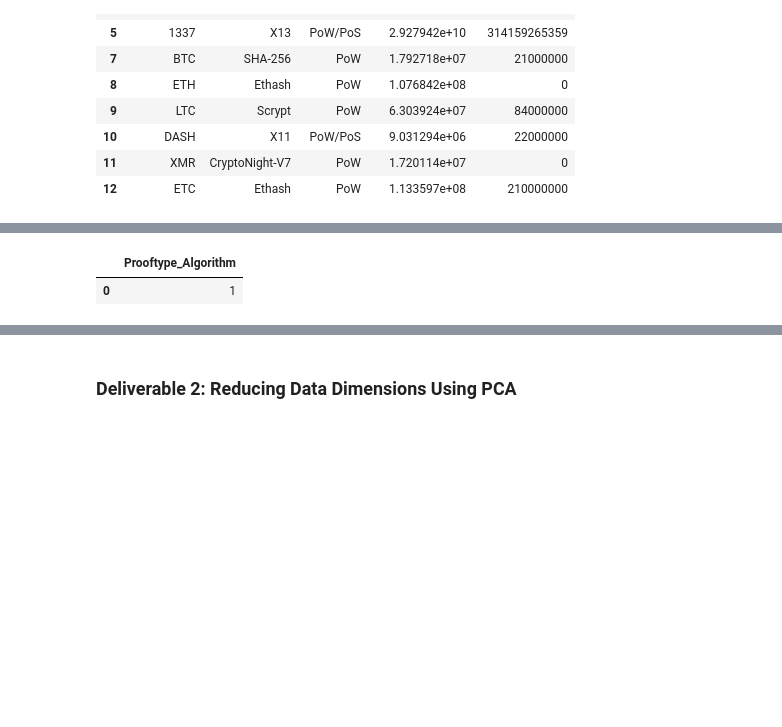
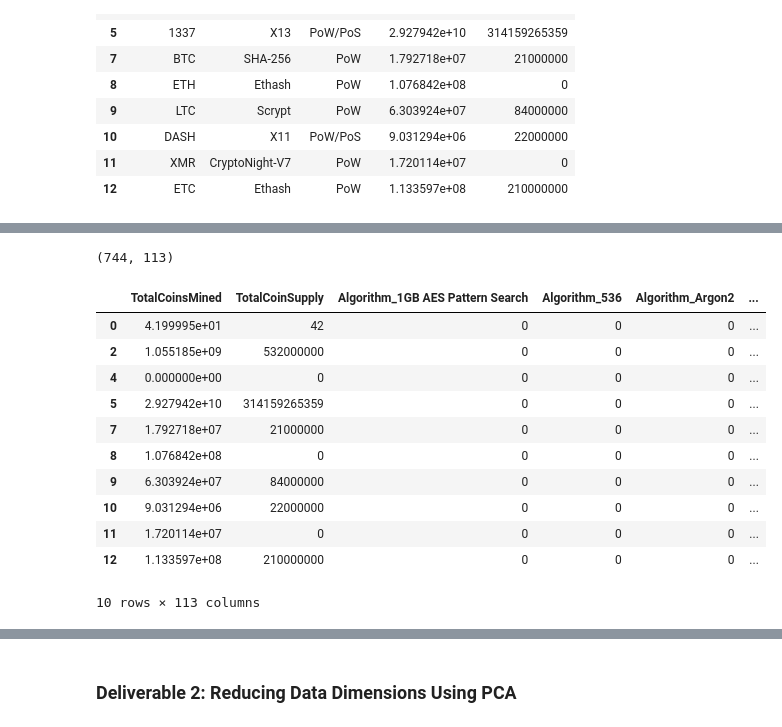
Before and after one commit to Preacherman194589/Cryptocurrencies, a Jupyter notebook: crypto_clustering_starter_code.ipynb, the cells around one changed output, grey strips where cells are left out. Cells and saved outputs as stored; diff of their text form; code cells hidden in the pictures; blank space fills up the shorter version.

```diff
--- a/crypto_clustering_starter_code.ipynb
+++ b/crypto_clustering_starter_code.ipynb
@@ -125,3 +126,6 @@ crypto_df.head(10)
 | 10 | DASH | X11 | PoW/PoS | 9.031294e+06 | 22000000 |
 | 11 | XMR | CryptoNight-V7 | PoW | 1.720114e+07 | 0 |
 | 12 | ETC | Ethash | PoW | 1.133597e+08 | 210000000 |
+# %%
+crypto_df.drop(columns=['Unnamed: 0'], inplace=True)
+crypto_df.head()
@@ -128,9 +139,21 @@ crypto_df.head(10)
 # %%
 # Use get_dummies() to create variables for text features.
-crypto_df=pd.get_dummies('Algorithm', 'Prooftype')
-crypto_df
+X = pd.get_dummies(data=crypto_df, columns=['Algorithm', 'ProofType'])
+print(X.shape)
+X.head(10)
 # %% [output]
+(744, 113)
-|  | Prooftype_Algorithm |
-| 0 | 1 |
+|  | TotalCoinsMined | TotalCoinSupply | Algorithm_1GB AES Pattern Search | Algorithm_536 | Algorithm_Argon2 | ... |
+| 0 | 4.199995e+01 | 42 | 0 | 0 | 0 | ... |
+| 2 | 1.055185e+09 | 532000000 | 0 | 0 | 0 | ... |
+| 4 | 0.000000e+00 | 0 | 0 | 0 | 0 | ... |
+| 5 | 2.927942e+10 | 314159265359 | 0 | 0 | 0 | ... |
+| 7 | 1.792718e+07 | 21000000 | 0 | 0 | 0 | ... |
+| 8 | 1.076842e+08 | 0 | 0 | 0 | 0 | ... |
+| 9 | 6.303924e+07 | 84000000 | 0 | 0 | 0 | ... |
+| 10 | 9.031294e+06 | 22000000 | 0 | 0 | 0 | ... |
+| 11 | 1.720114e+07 | 0 | 0 | 0 | 0 | ... |
+| 12 | 1.133597e+08 | 210000000 | 0 | 0 | 0 | ... |
+10 rows × 113 columns
 # %%
 # Standardize the data with StandardScaler().
```
Also changed, not shown: parts of 9 cells of this notebook.
